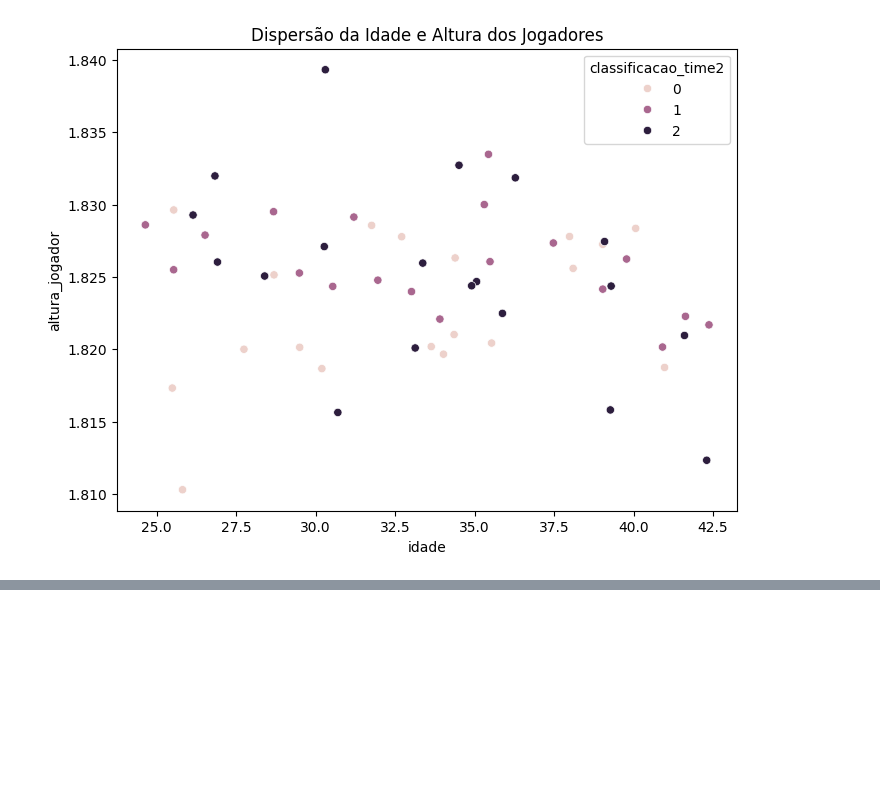
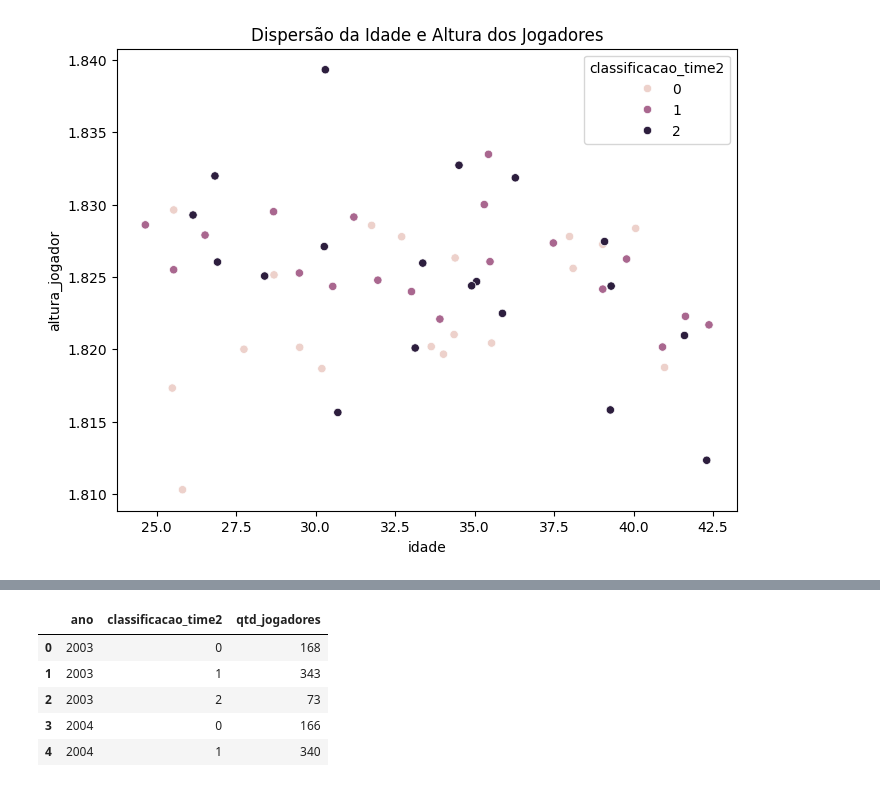
Before and after one commit to abilioepalanga/Modelo-de-previs-o-da-Premier-League-inglesa, a Jupyter notebook: Dados/previsão.ipynb, the cells around one changed output, grey strips where cells are left out. Saved outputs shown, nothing was run; the diff lists cells and outputs as text; code cells hidden in the pictures; blank space fills up the shorter version.

```diff
--- a/Dados/previsão.ipynb
+++ b/Dados/previsão.ipynb
@@ -697,0 +723,12 @@ plt.show()
+# %%
+#Qantidade de jogadores nos elencos para as respectivas posições na classificação
+
+qtd_jogadores_posicao = dados_elenco_merge.groupby(['ano','classificacao_time2']).nome.count().reset_index().rename(columns={'nome':'qtd_jogadores'})
+qtd_jogadores_posicao.head()
+# %% [output]
+|  | ano | classificacao_time2 | qtd_jogadores |
+| 0 | 2003 | 0 | 168 |
+| 1 | 2003 | 1 | 343 |
+| 2 | 2003 | 2 | 73 |
+| 3 | 2004 | 0 | 166 |
+| 4 | 2004 | 1 | 340 |
```
Also changed, not shown: parts of 6 cells of this notebook.
